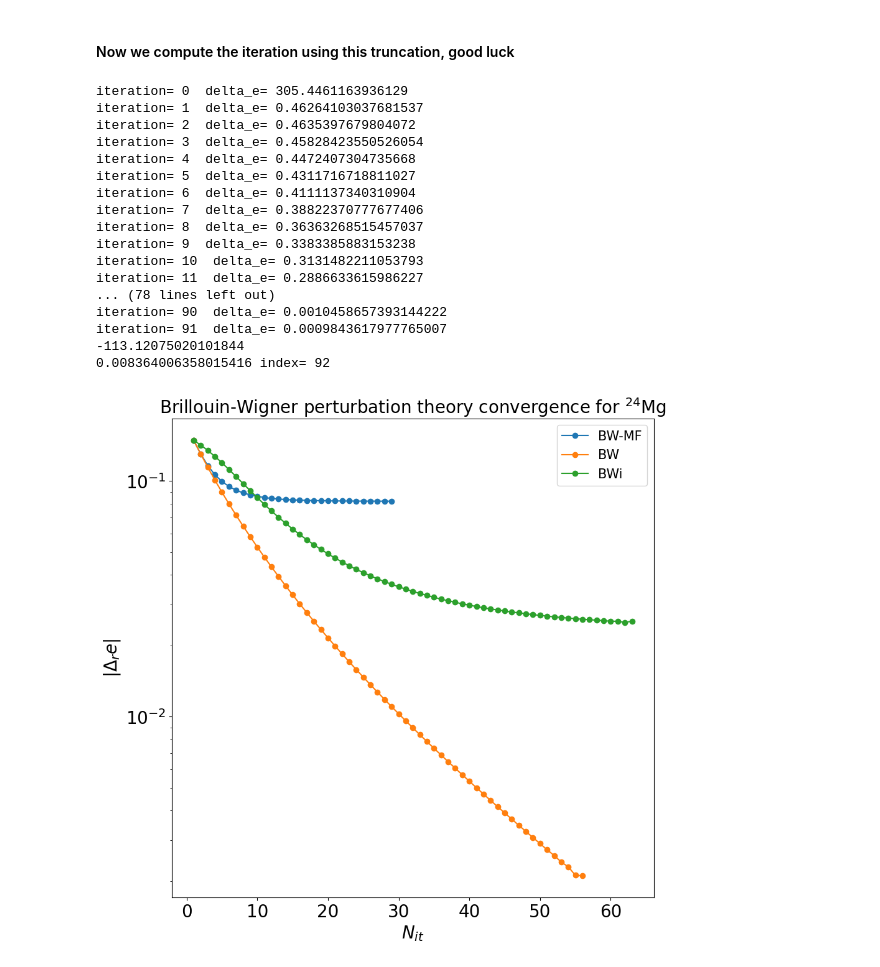
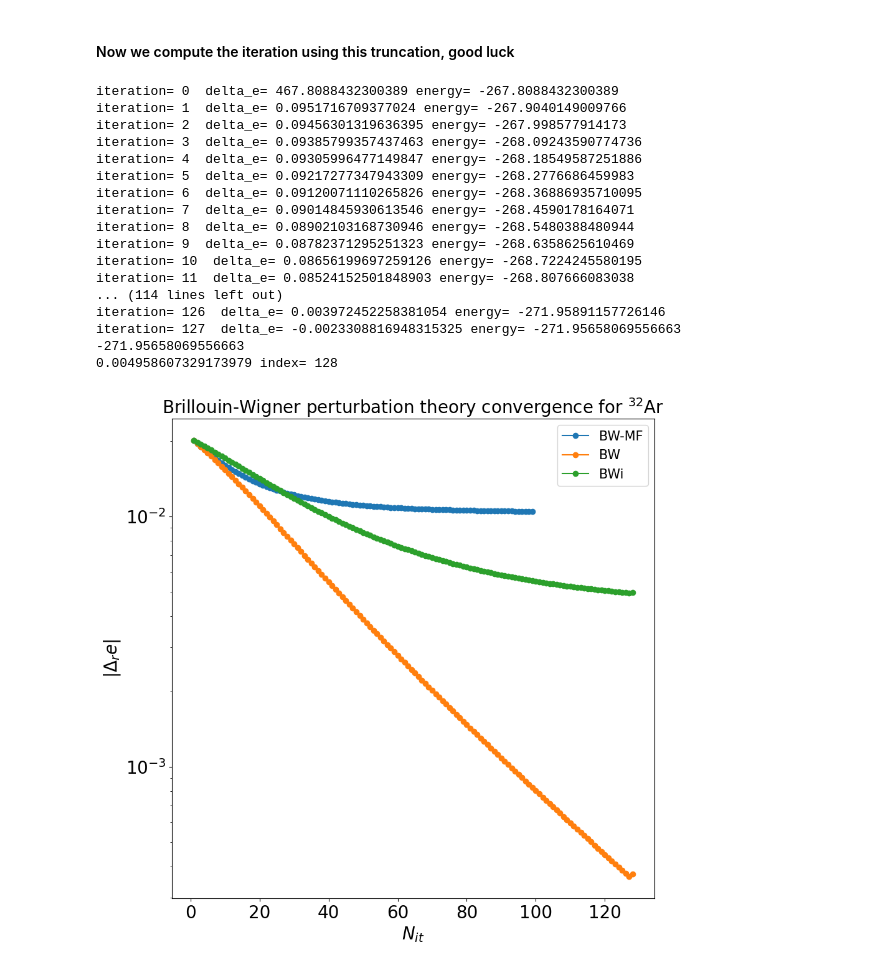
Before and after one commit to emacosta95/3rdQA4NSM, a Jupyter notebook: BrillouinWignerAnalysis.ipynb, the cells around one changed output. Saved outputs shown, nothing was run; the diff lists cells and outputs as text; code cells hidden in the pictures.

```diff
--- a/BrillouinWignerAnalysis.ipynb
+++ b/BrillouinWignerAnalysis.ipynb
@@ -38,13 +38,13 @@ Set the specific nucleus
 
 SPS=SingleParticleState(file_name=file_name)
 # set the number of particles
-nparticles_a=6
-nparticles_b=4
+nparticles_a=10
+nparticles_b=10
 # get the dimension of each single particle basis
 size_a=SPS.energies.shape[0]//2
 size_b=SPS.energies.shape[0]//2
 # name of the nucleus
-title=r'$^{26}$Mg'
+title=r'$^{32}$Ar'
 # %% [markdown]
 Compute the NSM Hamiltonian
 # %%
@@ -483,7 +483,7 @@ Number of non quasiaparticle two-body matrix elements: 0.6685393258426966
 Now we adopt the Brillouin Wigner Method for the ground state. We want to explore the convergence and the contribution of each perturbative term.
 # %%
 target_eigenvalue=0
-nsteps_iteration=100
+nsteps_iteration=150
 # start computing all the correction terms necessary for the Brillouin-Wigner perturbation theory
 
 
@@ -1785,7 +1785,7 @@ print(hamiltonian_rr_2b)
 Create the corrections as two-body terms to upload using the Hardcore-Boson Model
 # %%
 target_eigenvalue=0
-nsteps_iteration_bwi=100
+nsteps_iteration_bwi=200
 # start computing all the correction terms necessary for the Brillouin-Wigner perturbation theory
 
 
@@ -1948,46 +1948,46 @@ while(delta_e_iteration>1e-3):
     fidelity=np.abs(np.vdot(psiq_order0,psiq_orderi))**2
     infidelities_truncated_uniform_meanfield_brillouinwigner_method.append(1-fidelity)
     history_errors_truncated_uniform_meanfield_brillouinwigner_method.append(np.abs((e-eigvals_aci[target_eigenvalue])/eigvals_aci[target_eigenvalue]))
-    print('iteration=',i,' delta_e=',delta_e_iteration)
+    print('iteration=',i,' delta_e=',delta_e_iteration,'energy=',e)
     i+=1
 
 n_steps_bwi=i
 print(e)
 print(np.abs((e-eigvals_aci[target_eigenvalue])/eigvals_aci[target_eigenvalue]),'index=',i)
 # %% [output]
-iteration= 0  delta_e= 305.4461163936129
-iteration= 1  delta_e= 0.46264103037681537
-iteration= 2  delta_e= 0.4635397679804072
-iteration= 3  delta_e= 0.45828423550526054
-iteration= 4  delta_e= 0.4472407304735668
-iteration= 5  delta_e= 0.4311716718811027
-iteration= 6  delta_e= 0.4111137340310904
-iteration= 7  delta_e= 0.38822370777677406
-iteration= 8  delta_e= 0.36363268515457037
-iteration= 9  delta_e= 0.3383385883153238
-iteration= 10  delta_e= 0.3131482211053793
-iteration= 11  delta_e= 0.2886633615986227
-... (78 lines left out)
-iteration= 90  delta_e= 0.0010458657393144222
-iteration= 91  delta_e= 0.0009843617977765007
--113.12075020101844
-0.008364006358015416 index= 92
+iteration= 0  delta_e= 467.8088432300389 energy= -267.8088432300389
+iteration= 1  delta_e= 0.0951716709377024 energy= -267.9040149009766
+iteration= 2  delta_e= 0.09456301319636395 energy= -267.998577914173
+iteration= 3  delta_e= 0.09385799357437463 energy= -268.09243590774736
+iteration= 4  delta_e= 0.09305996477149847 energy= -268.18549587251886
+iteration= 5  delta_e= 0.09217277347943309 energy= -268.2776686459983
+iteration= 6  delta_e= 0.09120071110265826 energy= -268.36886935710095
+iteration= 7  delta_e= 0.09014845930613546 energy= -268.4590178164071
+iteration= 8  delta_e= 0.08902103168730946 energy= -268.5480388480944
+iteration= 9  delta_e= 0.08782371295251323 energy= -268.6358625610469
+iteration= 10  delta_e= 0.08656199697259126 energy= -268.7224245580195
+iteration= 11  delta_e= 0.08524152501848903 energy= -268.807666083038
+... (114 lines left out)
+iteration= 126  delta_e= 0.003972452258381054 energy= -271.95891157726146
+iteration= 127  delta_e= -0.0023308816948315325 energy= -271.95658069556663
+-271.95658069556663
+0.004958607329173979 index= 128
 # %%
 plt.figure(figsize=(10,10))
 # here we plot the convergence of the Brillouin-Wigner perturbation theory
 plt.plot(range(1,n_steps_bw_meanfield+1),history_errors_meanfield_brillouinwigner_method,'-o',label='BW-MF')
 plt.plot(range(1,n_steps_bw+1),history_errors_full_brillouinwigner_method,'-o',label='BW')
 #plt.plot(range(1,nsteps_iteration+1),history_errors_meanfield_uniform_brillouinwigner_method,'-o',label='uniform mean field')
 #plt.plot(range(1,nsteps_iteration+1),history_errors_truncated_brillouinwigner_method,'-o',label='truncated ')
-plt.plot(range(1,n_steps_bwi+1),history_errors_truncated_uniform_meanfield_brillouinwigner_method,'-o',label='BWi')
+plt.plot(range(1,len(history_errors_truncated_uniform_meanfield_brillouinwigner_method)+1),history_errors_truncated_uniform_meanfield_brillouinwigner_method,'-o',label='BWi')
 plt.yscale('log')
 plt.xlabel(r'$N_{it}$',fontsize=20)
 plt.ylabel(r'$|\Delta_r e|$',fontsize=20)
 plt.title(f'Brillouin-Wigner perturbation theory convergence for {title}',fontsize=20)
 plt.tick_params(labelsize=20,which='major')
 plt.tick_params(labelsize=15,which='minor')
 
 plt.legend(fontsize=15)
 plt.show()
 # %% [output]
-[figure, old version]
+[figure, new version]
```
Also changed, not shown: parts of 7 cells of this notebook, 2 other files.
